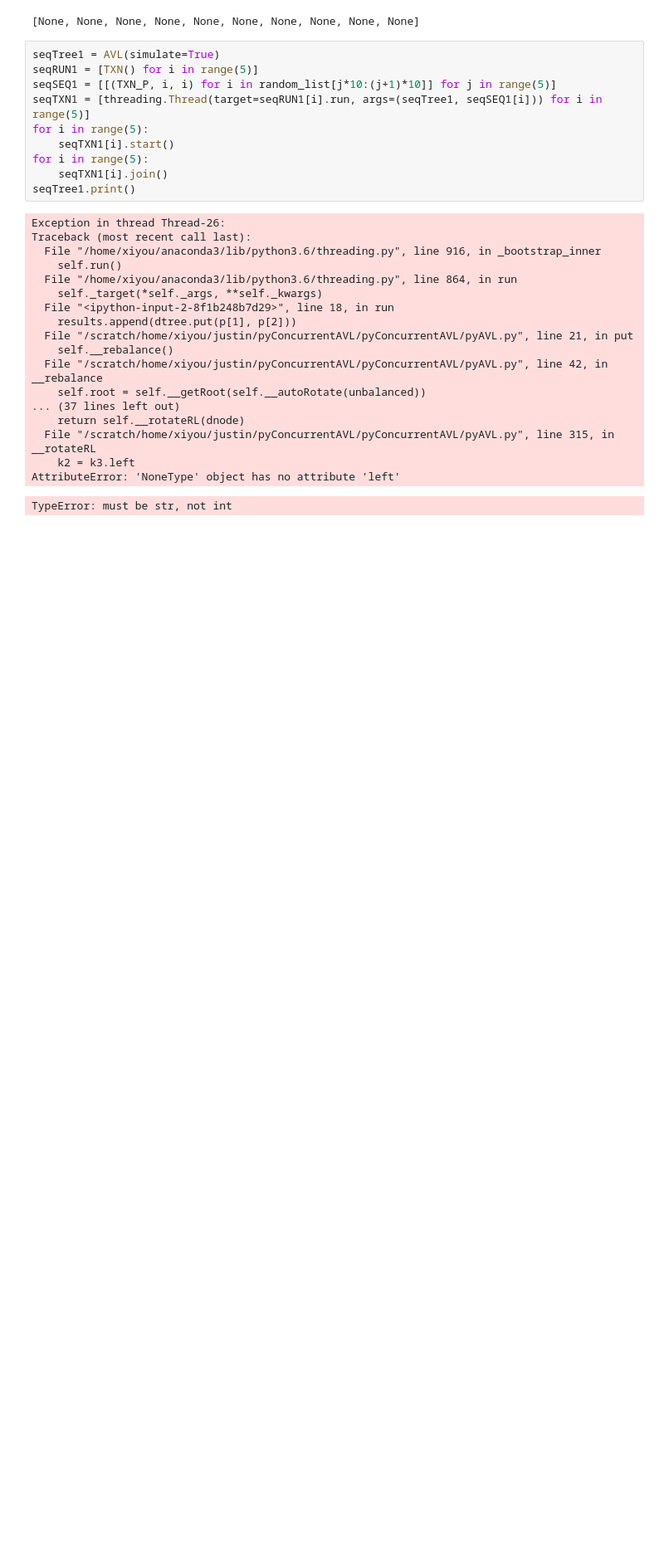
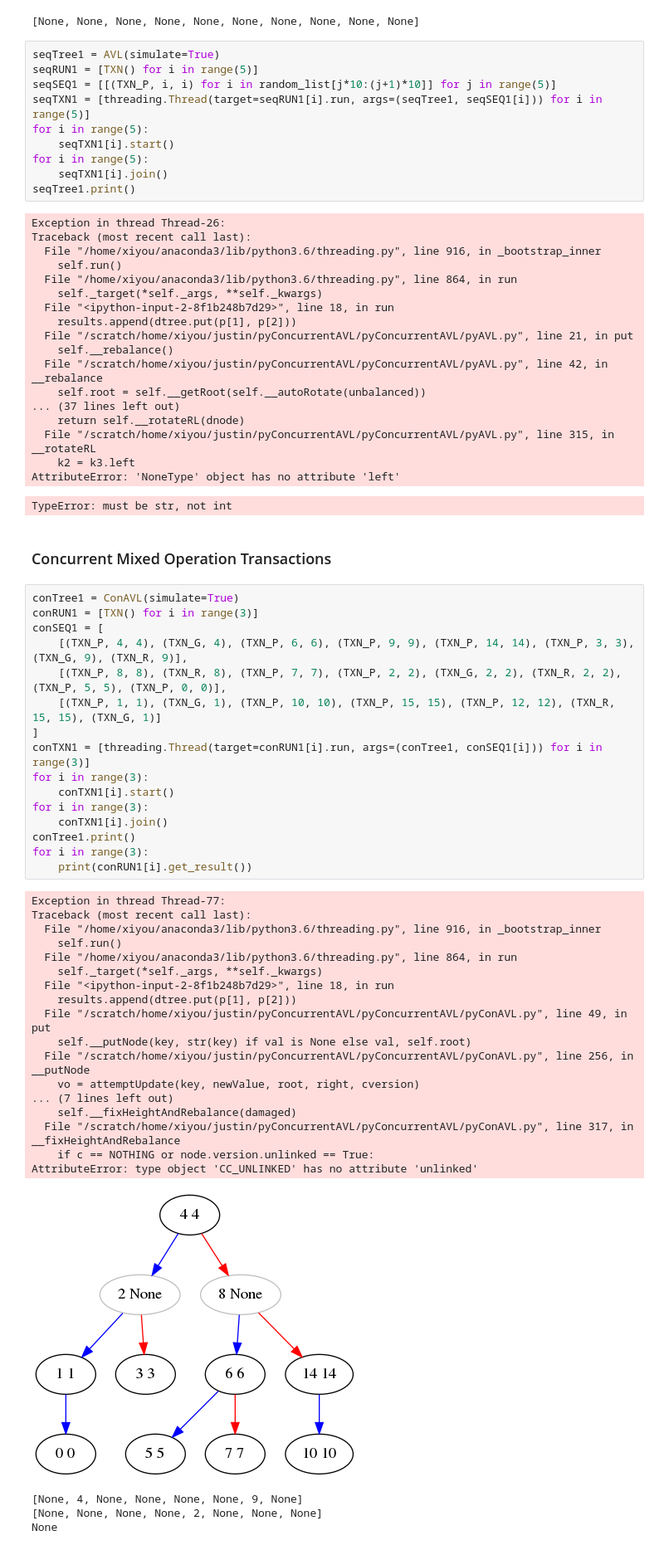
Before and after one commit to chyanju/pyConcurrentAVL, a Jupyter notebook: txn_demo.ipynb, the cells around one changed output. Shown at 83% size. Drawn from its saved outputs; the diff is of its cells as text; blank space fills up the shorter version.

```diff
--- a/txn_demo.ipynb
+++ b/txn_demo.ipynb
@@ -98,3 +98,43 @@ Traceback (most recent call last):
     k2 = k3.left
 AttributeError: 'NoneType' object has no attribute 'left'
 TypeError: must be str, not int
+# %% [markdown]
+### Concurrent Mixed Operation Transactions
+# %%
+conTree1 = ConAVL(simulate=True)
+conRUN1 = [TXN() for i in range(3)]
+conSEQ1 = [
+    [(TXN_P, 4, 4), (TXN_G, 4), (TXN_P, 6, 6), (TXN_P, 9, 9), (TXN_P, 14, 14), (TXN_P, 3, 3), (TXN_G, 9), (TXN_R, 9)],
+    [(TXN_P, 8, 8), (TXN_R, 8), (TXN_P, 7, 7), (TXN_P, 2, 2), (TXN_G, 2, 2), (TXN_R, 2, 2), (TXN_P, 5, 5), (TXN_P, 0, 0)],
+    [(TXN_P, 1, 1), (TXN_G, 1), (TXN_P, 10, 10), (TXN_P, 15, 15), (TXN_P, 12, 12), (TXN_R, 15, 15), (TXN_G, 1)]
+]
+conTXN1 = [threading.Thread(target=conRUN1[i].run, args=(conTree1, conSEQ1[i])) for i in range(3)]
+for i in range(3):
+    conTXN1[i].start()
+for i in range(3):
+    conTXN1[i].join()
+conTree1.print()
+for i in range(3):
+    print(conRUN1[i].get_result())
+# %% [output]
+Exception in thread Thread-77:
+Traceback (most recent call last):
+  File "/home/xiyou/anaconda3/lib/python3.6/threading.py", line 916, in _bootstrap_inner
+    self.run()
+  File "/home/xiyou/anaconda3/lib/python3.6/threading.py", line 864, in run
+    self._target(*self._args, **self._kwargs)
+  File "<ipython-input-2-8f1b248b7d29>", line 18, in run
+    results.append(dtree.put(p[1], p[2]))
+  File "/scratch/home/xiyou/justin/pyConcurrentAVL/pyConcurrentAVL/pyConAVL.py", line 49, in put
+    self.__putNode(key, str(key) if val is None else val, self.root)
+  File "/scratch/home/xiyou/justin/pyConcurrentAVL/pyConcurrentAVL/pyConAVL.py", line 256, in __putNode
+    vo = attemptUpdate(key, newValue, root, right, cversion)
+... (7 lines left out)
+    self.__fixHeightAndRebalance(damaged)
+  File "/scratch/home/xiyou/justin/pyConcurrentAVL/pyConcurrentAVL/pyConAVL.py", line 317, in __fixHeightAndRebalance
+    if c == NOTHING or node.version.unlinked == True:
+AttributeError: type object 'CC_UNLINKED' has no attribute 'unlinked'
+[figure, added]
+[None, 4, None, None, None, None, 9, None]
+[None, None, None, None, 2, None, None, None]
+None
```
Also changed, not shown: parts of 1 cell of this notebook.
